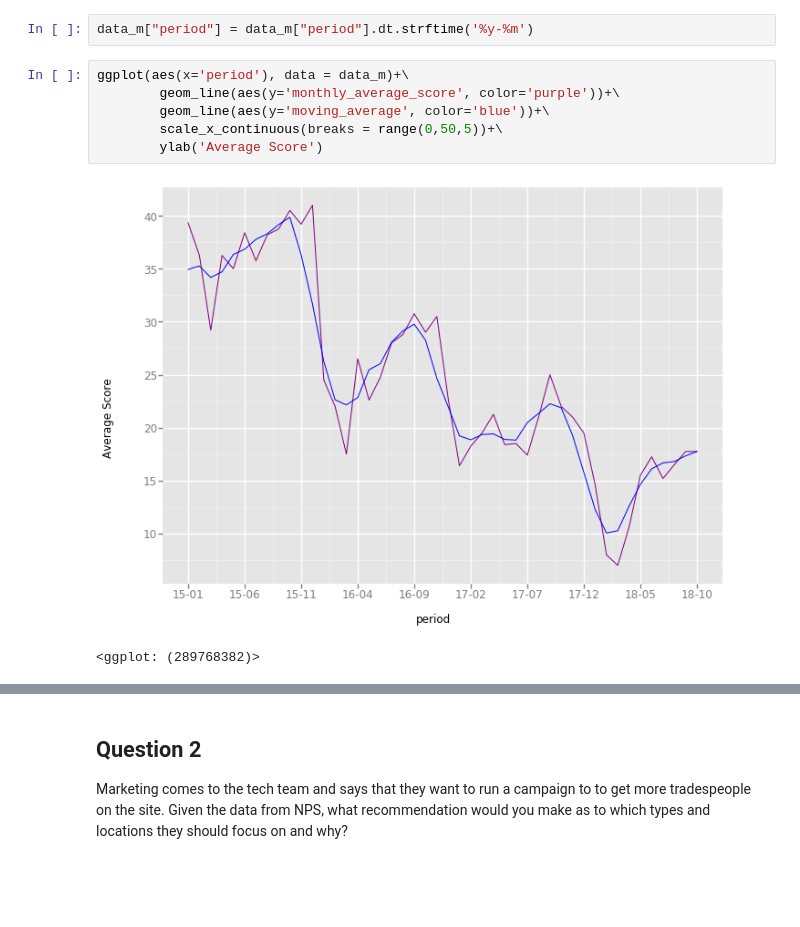
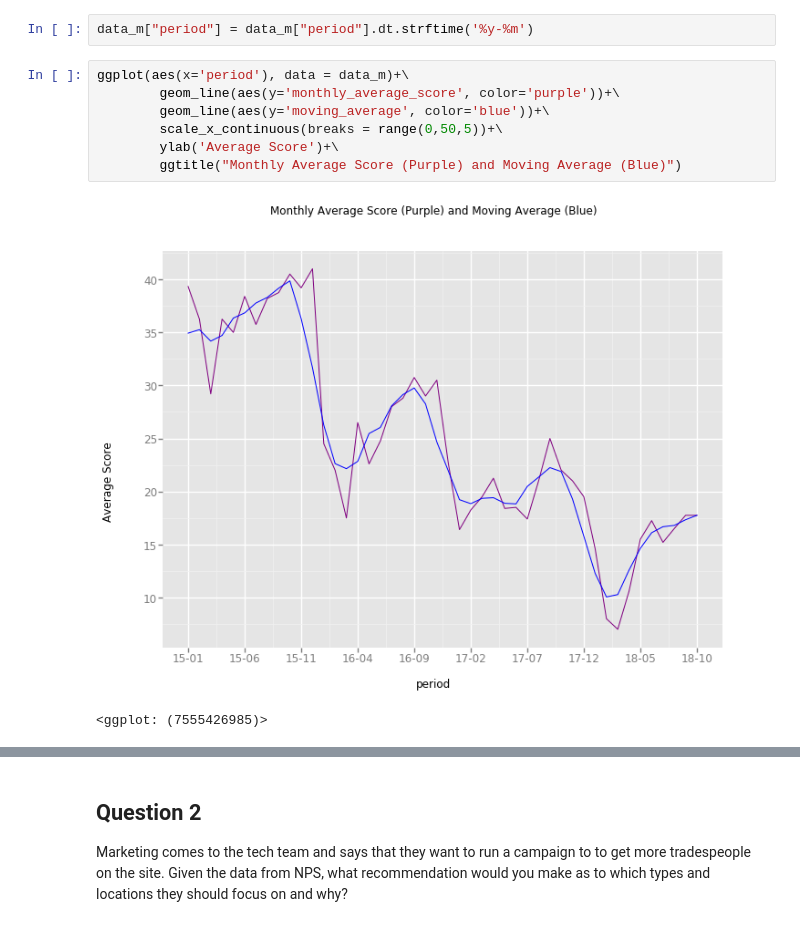
Before and after one commit to giacman/mybuilder_tech-task, a Jupyter notebook: tech_task.ipynb, the cells around one changed output, grey strips where cells are left out. Cells and saved outputs as stored; diff of their text form; blank space fills up the shorter version.

```diff
--- a/tech_task.ipynb
+++ b/tech_task.ipynb
@@ -129,12 +71,13 @@ data_m["period"] = data_m["period"].dt.strftime('%y-%m')
 # %%
 ggplot(aes(x='period'), data = data_m)+\
         geom_line(aes(y='monthly_average_score', color='purple'))+\
         geom_line(aes(y='moving_average', color='blue'))+\
         scale_x_continuous(breaks = range(0,50,5))+\
-        ylab('Average Score')
+        ylab('Average Score')+\
+        ggtitle("Monthly Average Score (Purple) and Moving Average (Blue)")
 # %% [output]
-[figure, old version]
+[figure, new version]
-<ggplot: (289768382)>
+<ggplot: (7555426985)>
 # %%
 ggplot(aes(x='period', y='seasonal_index'), data = data_m)+\
         geom_line(color='green')+\
```
Also changed, not shown: parts of 56 cells of this notebook.
